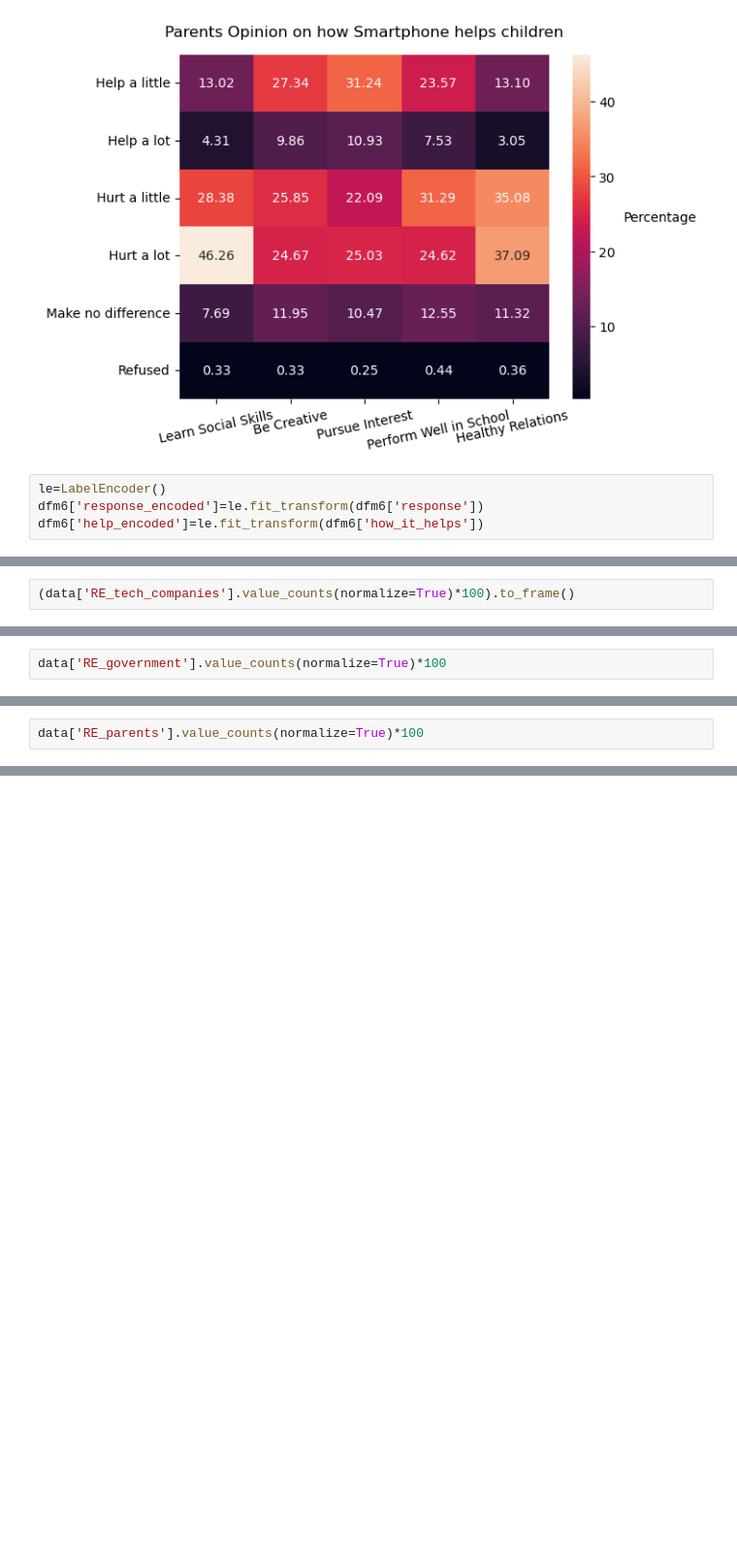
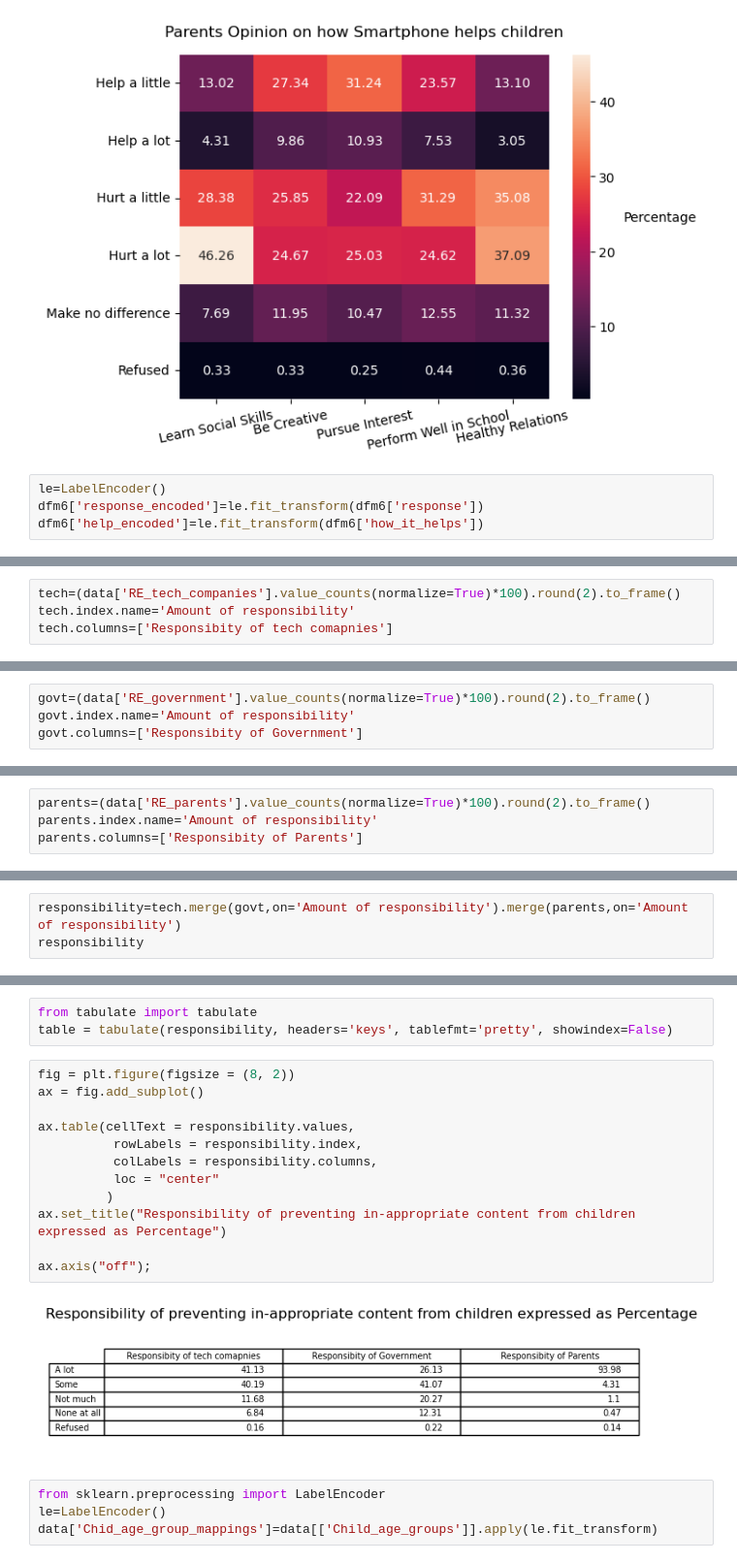
Before and after one commit to tyz-sd/Parenting-children-in-the-age-of-screens, a Jupyter notebook: Initial_visualizations.ipynb, the cells around one changed output, grey strips where cells are left out. Shown at 97% size. Saved outputs shown, nothing was run; the diff lists cells and outputs as text; blank space fills up the shorter version.

```diff
--- a/Initial_visualizations.ipynb
+++ b/Initial_visualizations.ipynb
@@ -412,2 +368,4 @@ data.groupby('RE_tech_companies')[['RE_tech_companies','RE_government','RE_paren
 # %%
-(data['RE_tech_companies'].value_counts(normalize=True)*100).to_frame()
+tech=(data['RE_tech_companies'].value_counts(normalize=True)*100).round(2).to_frame()
+tech.index.name='Amount of responsibility'
+tech.columns=['Responsibity of tech comapnies']
@@ -422,2 +372,4 @@ data.groupby('RE_tech_companies')[['RE_tech_companies','RE_government','RE_paren
 # %%
-data['RE_government'].value_counts(normalize=True)*100
+govt=(data['RE_government'].value_counts(normalize=True)*100).round(2).to_frame()
+govt.index.name='Amount of responsibility'
+govt.columns=['Responsibity of Government']
@@ -432,2 +376,4 @@ Name: proportion, dtype: float64
 # %%
-data['RE_parents'].value_counts(normalize=True)*100
+parents=(data['RE_parents'].value_counts(normalize=True)*100).round(2).to_frame()
+parents.index.name='Amount of responsibility'
+parents.columns=['Responsibity of Parents']
@@ -441,0 +380,3 @@ Name: proportion, dtype: float64
+# %%
+responsibility=tech.merge(govt,on='Amount of responsibility').merge(parents,on='Amount of responsibility')
+responsibility
@@ -441,0 +391,21 @@ Name: proportion, dtype: float64
+# %%
+from tabulate import tabulate
+table = tabulate(responsibility, headers='keys', tablefmt='pretty', showindex=False)
+# %%
+fig = plt.figure(figsize = (8, 2))
+ax = fig.add_subplot()
+
+ax.table(cellText = responsibility.values,
+          rowLabels = responsibility.index,
+          colLabels = responsibility.columns,
+          loc = "center"
+         )
+ax.set_title("Responsibility of preventing in-appropriate content from children expressed as Percentage")
+
+ax.axis("off");
+# %% [output]
+[figure, added]
+# %%
+from sklearn.preprocessing import LabelEncoder
+le=LabelEncoder()
+data['Chid_age_group_mappings']=data[['Child_age_groups']].apply(le.fit_transform)
```
Also changed, not shown: parts of 18 cells of this notebook, 1 other file.
